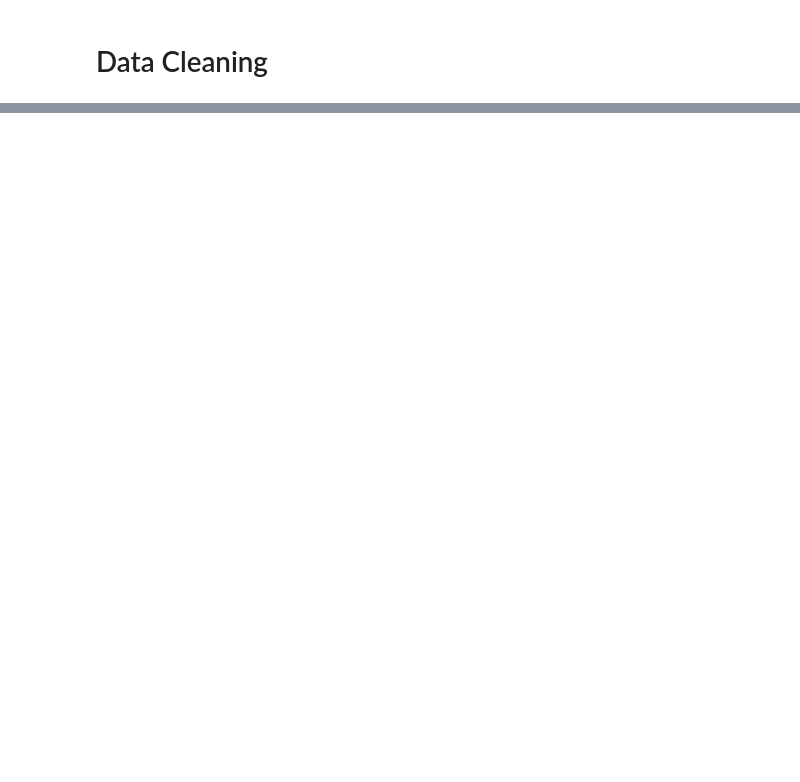
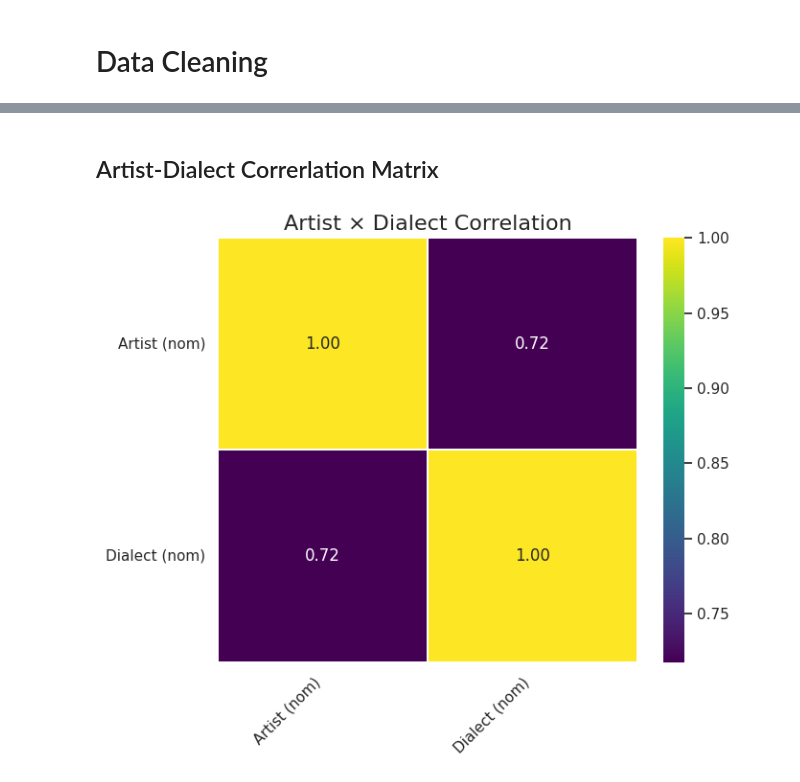
Before and after one commit to TheRealVigilante/WebScraper, a Jupyter notebook: app/main.ipynb, the cells around one changed output, grey strips where cells are left out. Cells and saved outputs as stored; diff of their text form; code cells hidden in the pictures; blank space fills up the shorter version.

```diff
--- a/app/main.ipynb
+++ b/app/main.ipynb
@@ -185,0 +534,34 @@ Cleaning done! Saved as songs_cleaned.csv
+# %% [markdown]
+## Artist-Dialect Correrlation Matrix
+# %%
+# Compute correlations using Dython
+corr_result = associations(
+    df[['Artist', 'Dialect']],
+    nominal_columns=['Artist', 'Dialect'],
+    mark_columns=True,
+    plot=False
+)
+
+# 'corr_result' contains the correlation matrix
+corr_matrix = corr_result['corr']
+
+# -------------------------
+# Plot heatmap
+# -------------------------
+plt.figure(figsize=(7, 6))
+sns.heatmap(
+    corr_matrix,
+    annot=True,
+    fmt=".2f",
+    cmap="viridis",
+    linewidths=0.3,
+    linecolor='white'
+)
+
+plt.title("Artist × Dialect Correlation", fontsize=16)
+plt.xticks(rotation=45, ha='right')
+plt.yticks(rotation=0)
+plt.tight_layout()
+plt.show()
+# %% [output]
+[figure, added]
```
Also changed, not shown: parts of 24 cells of this notebook, 1 other file.
